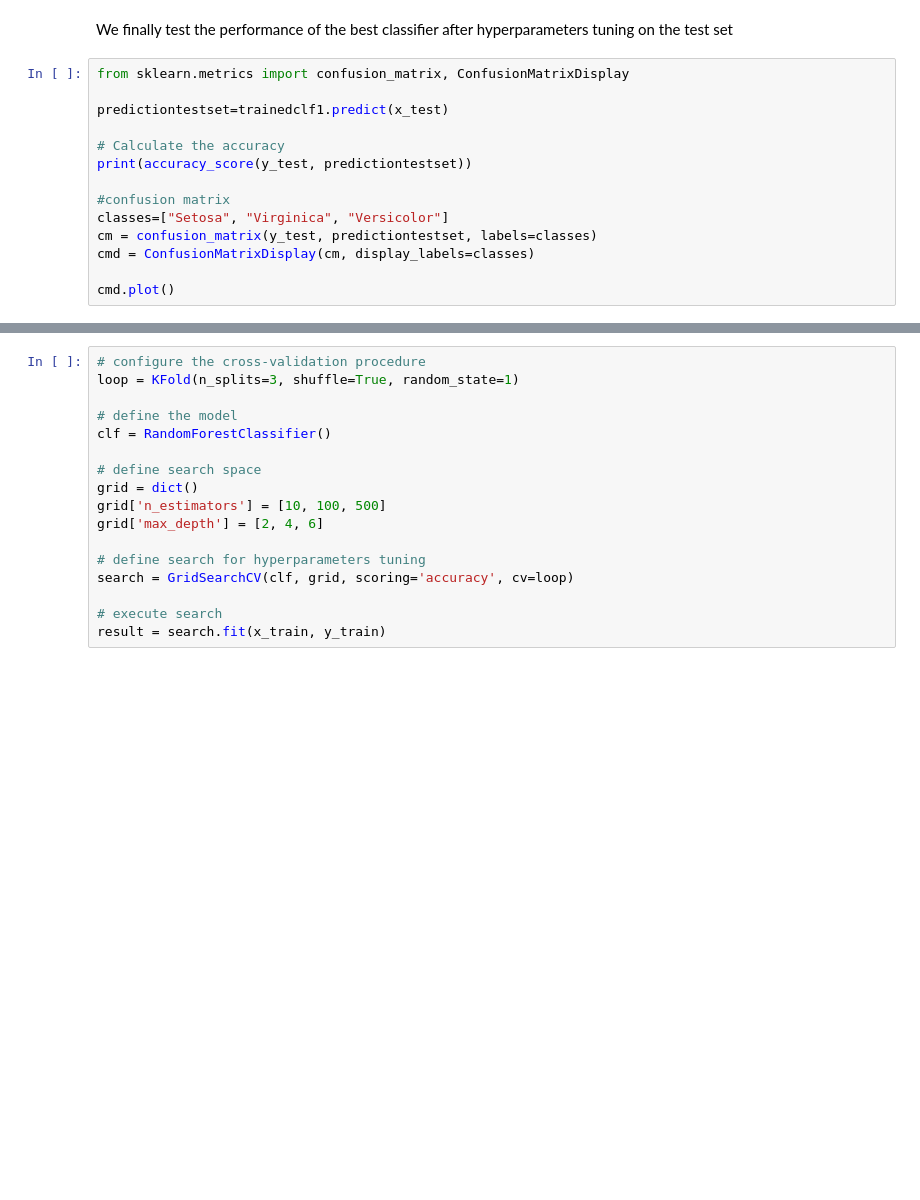
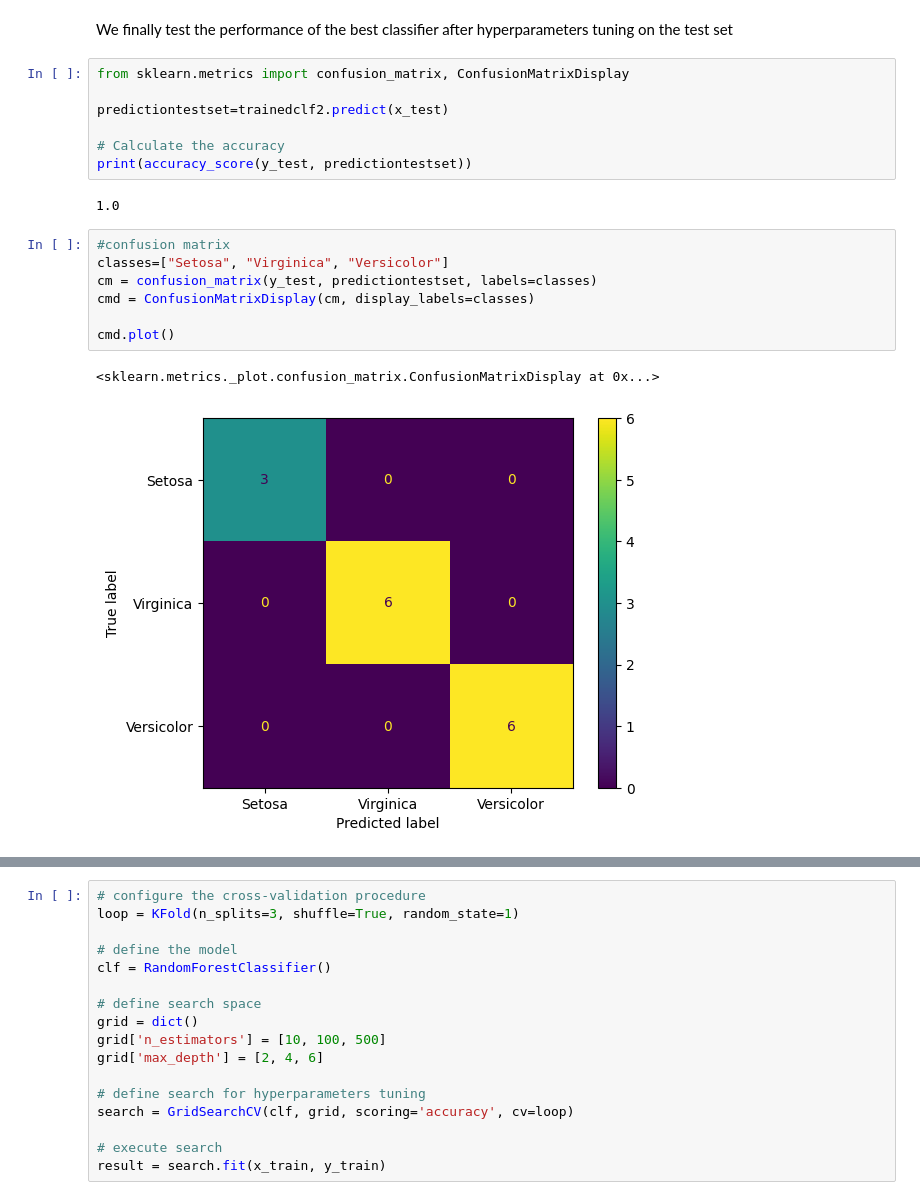
Before and after one commit to RiCkymare00/Master-QML, a Jupyter notebook: Luca_Chiese/2-Classical_Machine_Learning/1-ML_basics/3_rf_innercv.ipynb, the cells around one changed output, grey strips where cells are left out. Cells and saved outputs as stored; diff of their text form; blank space fills up the shorter version.

```diff
--- a/Luca_Chiese/2-Classical_Machine_Learning/1-ML_basics/3_rf_innercv.ipynb
+++ b/Luca_Chiese/2-Classical_Machine_Learning/1-ML_basics/3_rf_innercv.ipynb
@@ -93,19 +125,24 @@ print(accuracy_score(y_valid, prediction4))
 # %% [markdown]
 We finally test the performance of the best classifier after hyperparameters tuning on the test set
+# %%
+from sklearn.metrics import confusion_matrix, ConfusionMatrixDisplay
+
+predictiontestset=trainedclf2.predict(x_test)
+
+# Calculate the accuracy
+print(accuracy_score(y_test, predictiontestset))
+# %% [output]
+1.0
 # %%
-from sklearn.metrics import confusion_matrix, ConfusionMatrixDisplay
-
-predictiontestset=trainedclf1.predict(x_test)
-
-# Calculate the accuracy
-print(accuracy_score(y_test, predictiontestset))
-
 #confusion matrix
 classes=["Setosa", "Virginica", "Versicolor"]
 cm = confusion_matrix(y_test, predictiontestset, labels=classes)
 cmd = ConfusionMatrixDisplay(cm, display_labels=classes)
 
 cmd.plot()
+# %% [output]
+<sklearn.metrics._plot.confusion_matrix.ConfusionMatrixDisplay at 0x...>
+[figure, added]
 # %% [markdown]
 ## Hyperparameters tuning: a more complex but accepted scenario
 
```
Also changed, not shown: parts of 15 cells of this notebook, 5 other files.
